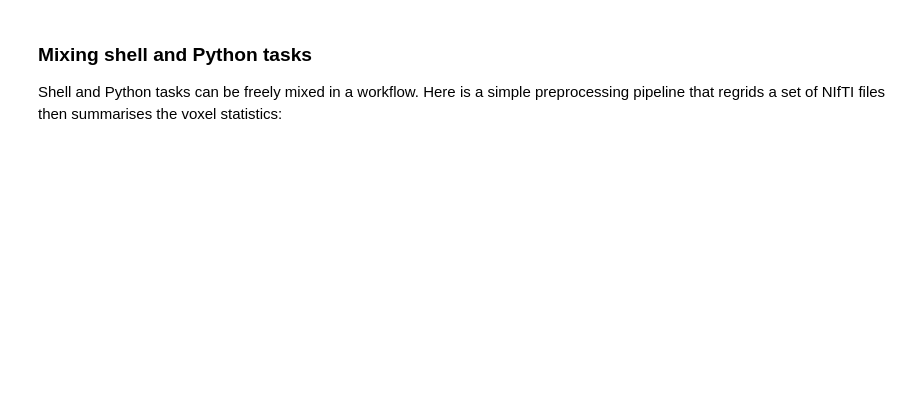
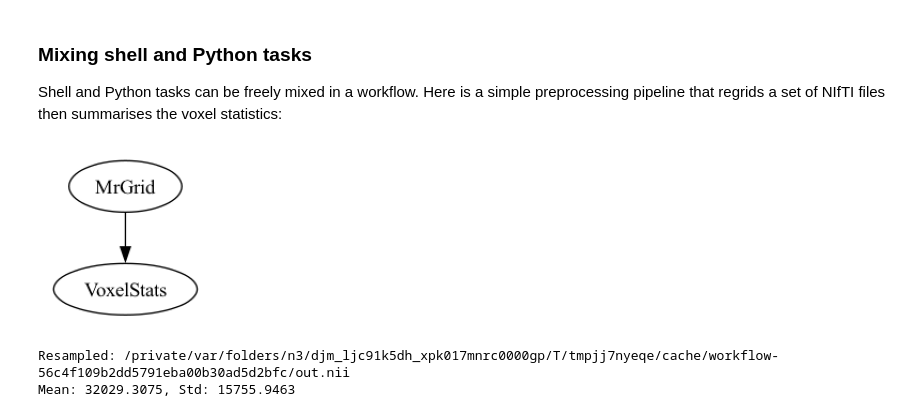
Before and after one commit to Australian-Imaging-Service/founding-gide-workshop, a Jupyter notebook: notebooks/2-pydra.ipynb, the cells around one changed output. Cells and saved outputs as stored; diff of their text form; code cells hidden in the pictures; blank space fills up the shorter version.

```diff
--- a/notebooks/2-pydra.ipynb
+++ b/notebooks/2-pydra.ipynb
@@ -28,7 +28,7 @@ Create some sample data to work with throughout this workbook:
 import json
 from pathlib import Path
 from tempfile import mkdtemp
-from fileformats.medimage import Nifti2
+from fileformats.medimage import Nifti1
 
 test_dir = Path(mkdtemp())
 
@@ -40,7 +40,7 @@ json_file.write_text(json.dumps(metadata))
 # A directory of sample NIfTI files
 nifti_dir = test_dir / "nifti"
 nifti_dir.mkdir()
-nifti_files = [Nifti2.sample(nifti_dir, seed=i) for i in range(5)]
+nifti_files = [Nifti1.sample(nifti_dir, seed=i) for i in range(5)]
 # %% [markdown]
 ## 1. What is a task?
 
@@ -404,29 +486,35 @@ pipeline that regrids a set of NIfTI files then summarises the voxel statistics:
 # %%
 from pydra.tasks.mrtrix3.v3_1 import MrGrid
 
 
 @python.define(outputs=["mean", "std"])
 def VoxelStats(nifti: Nifti1) -> tuple[float, float]:
     """Return mean and std of voxel intensities in a NIfTI file."""
     import nibabel as nib
     import numpy as np
 
     data = nib.load(nifti.fspath).get_fdata()
     return float(np.mean(data)), float(np.std(data))
 
 
 @workflow.define(outputs=["resampled", "mean", "std"])
 def ResampleAndStats(
     in_file: Nifti1,
     target_voxel: tuple[float, float, float] = (1.0, 1.0, 1.0),
 ) -> tuple[Nifti1, float, float]:
-    regrid = workflow.add(MrGrid(in_file=in_file, operation="regrid", voxel=target_voxel))
+    regrid = workflow.add(
+        MrGrid(in_file=in_file, operation="regrid", out_file="out.nii", voxel=target_voxel)
+    )
     stats = workflow.add(VoxelStats(nifti=regrid.out_file))
     return regrid.out_file, stats.mean, stats.std
 
 
 show_workflow(ResampleAndStats, figsize=(2, 3))
 
-outputs = ResampleAndStats(in_file=nifti_files[0])()
+outputs = ResampleAndStats(in_file=nifti_files[0])(cache_root=test_dir / "cache")
 print(f"Resampled: {outputs.resampled}")
 print(f"Mean: {outputs.mean:.4f}, Std: {outputs.std:.4f}")
+# %% [output]
+[figure, added]
+Resampled: /private/var/folders/n3/djm_ljc91k5dh_xpk017mnrc0000gp/T/tmpjj7nyeqe/cache/workflow-56c4f109b2dd5791eba00b30ad5d2bfc/out.nii
+Mean: 32029.3075, Std: 15755.9463
```
Also changed, not shown: parts of 15 cells of this notebook, 3 other files.
